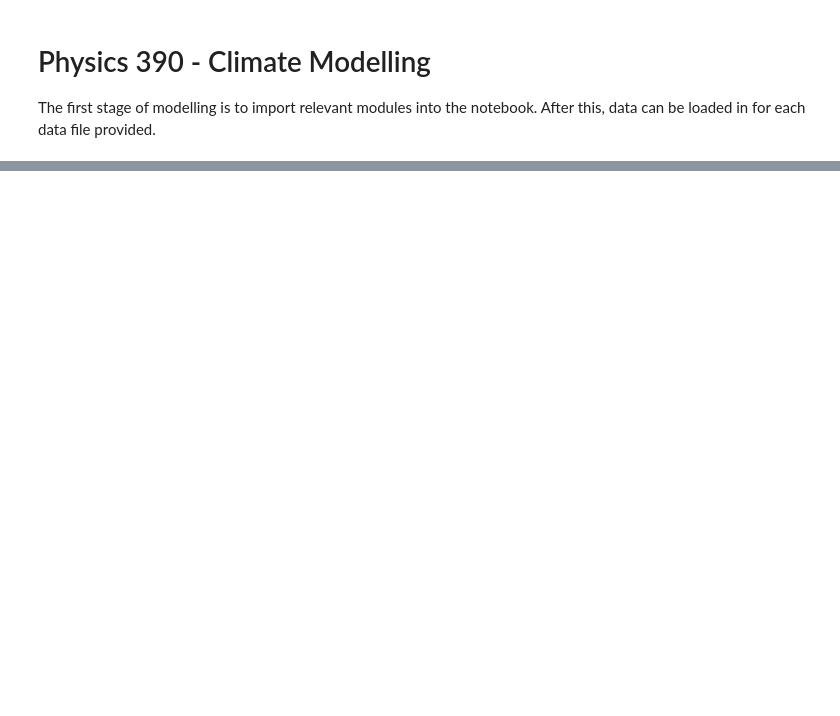
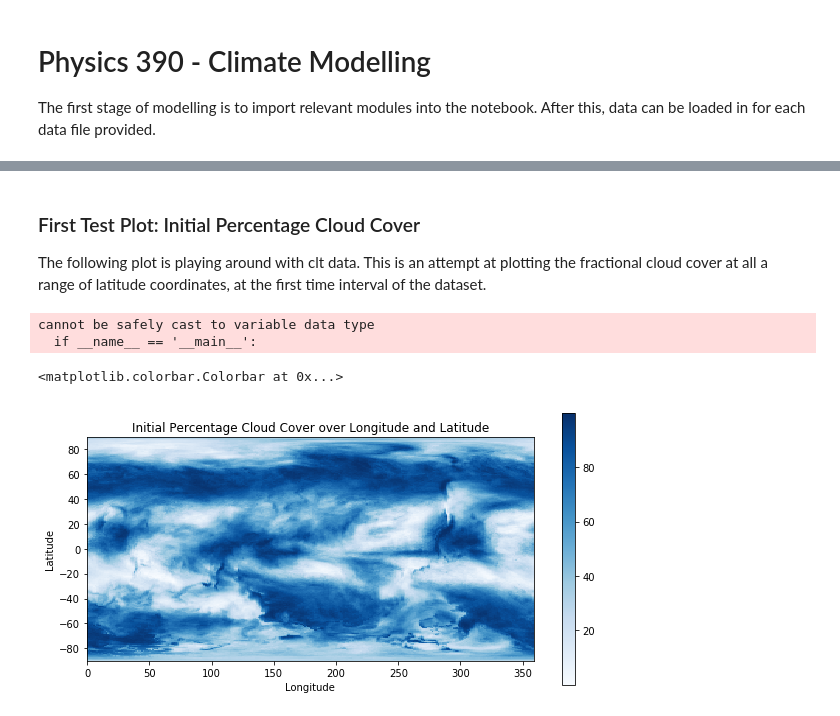
Before and after one commit to maddiebeagley/Climate-Modelling-Lab, a Jupyter notebook: 390Lab.ipynb, the cells around one changed output, grey strips where cells are left out. Cells and saved outputs as stored; diff of their text form; code cells hidden in the pictures; blank space fills up the shorter version.

Commit message:
Add initial clt plot

```diff
--- a/390Lab.ipynb
+++ b/390Lab.ipynb
@@ -47,0 +52,4 @@ def print_data_points(dataset, variable_name):
+# %%
+## Declare some global variables
+FIG_WIDTH = 10
+FIG_HEIGHT = 5
@@ -51,0 +84,29 @@ print_data_points(clt_data, "cltcalipso")
+# %% [markdown]
+### First Test Plot: Initial Percentage Cloud Cover
+The following plot is playing around with clt data. This is an attempt at plotting the fractional cloud cover at all a range of latitude coordinates, at the first time interval of the dataset.
+# %%
+# Plot the percentage cloud cover over longitude and latitude at the first time interval
+time_interval = 0
+
+lon_max = max(clt_data.variables['lon'][:])
+lon_min = min(clt_data.variables['lon'][:])
+lat_max = max(clt_data.variables['lat'][:])
+lat_min = min(clt_data.variables['lat'][:])
+
+cloud_fraction_t_0 = clt_data.variables['cltcalipso'][time_interval]
+
+# Since cloud cover is collected at linearly separated long, lat coords can approximate with this plot
+plt.figure(figsize=(FIG_WIDTH, FIG_HEIGHT))
+color_map = plt.imshow(cloud_fraction_t_0, interpolation='nearest',
+                       extent=[lon_min, lon_max, lat_min, lat_max])
+
+color_map.set_cmap("Blues")
+plt.title("Initial Percentage Cloud Cover over Longitude and Latitude")
+plt.xlabel("Longitude")
+plt.ylabel("Latitude")
+plt.colorbar()
+# %% [output]
+cannot be safely cast to variable data type
+  if __name__ == '__main__':
+<matplotlib.colorbar.Colorbar at 0x...>
+[figure, added]
```
Also changed, not shown: parts of 5 cells of this notebook.
